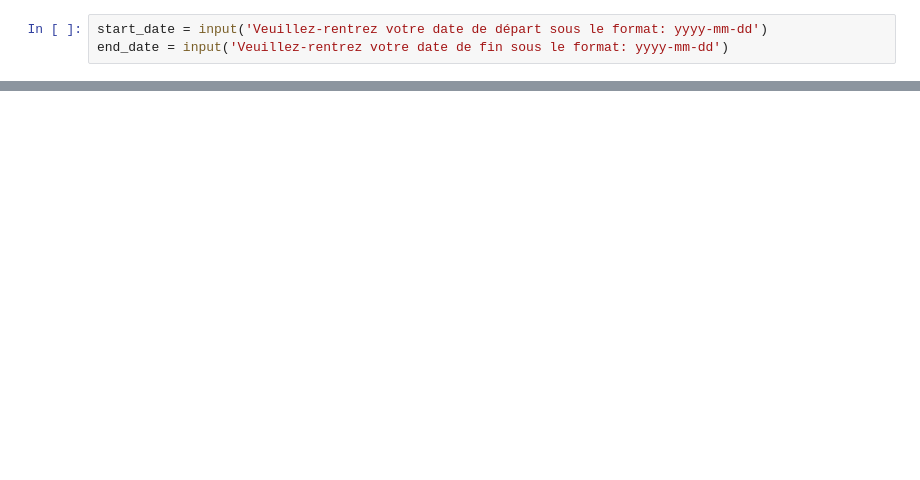
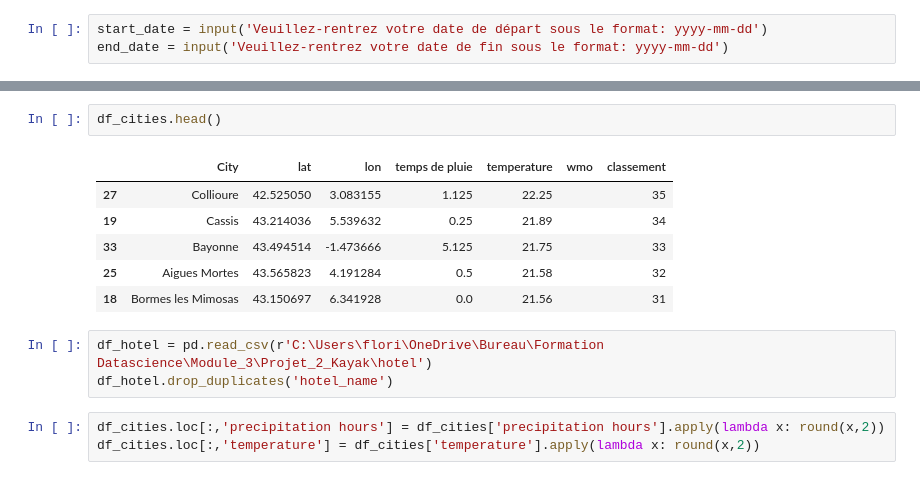
Before and after one commit to Flo-98/Bloc_1_Project_Kayak, a Jupyter notebook: kayak_project.ipynb, the cells around one changed output, grey strips where cells are left out. Drawn from its saved outputs; the diff is of its cells as text; blank space fills up the shorter version.

```diff
--- a/kayak_project.ipynb
+++ b/kayak_project.ipynb
@@ -153,0 +142,15 @@ display(df_meteo)
+# %%
+df_cities.head()
+# %% [output]
+|  | City | lat | lon | temps de pluie | temperature | wmo | classement |
+| 27 | Collioure | 42.525050 | 3.083155 | 1.125 | 22.25 |  | 35 |
+| 19 | Cassis | 43.214036 | 5.539632 | 0.25 | 21.89 |  | 34 |
+| 33 | Bayonne | 43.494514 | -1.473666 | 5.125 | 21.75 |  | 33 |
+| 25 | Aigues Mortes | 43.565823 | 4.191284 | 0.5 | 21.58 |  | 32 |
+| 18 | Bormes les Mimosas | 43.150697 | 6.341928 | 0.0 | 21.56 |  | 31 |
+# %%
+df_hotel = pd.read_csv(r'C:\Users\flori\OneDrive\Bureau\Formation Datascience\Module_3\Projet_2_Kayak\hotel')
+df_hotel.drop_duplicates('hotel_name')
+# %%
+df_cities.loc[:,'precipitation hours'] = df_cities['precipitation hours'].apply(lambda x: round(x,2))
+df_cities.loc[:,'temperature'] = df_cities['temperature'].apply(lambda x: round(x,2))
```
Also changed, not shown: parts of 20 cells of this notebook, 1 other file.
